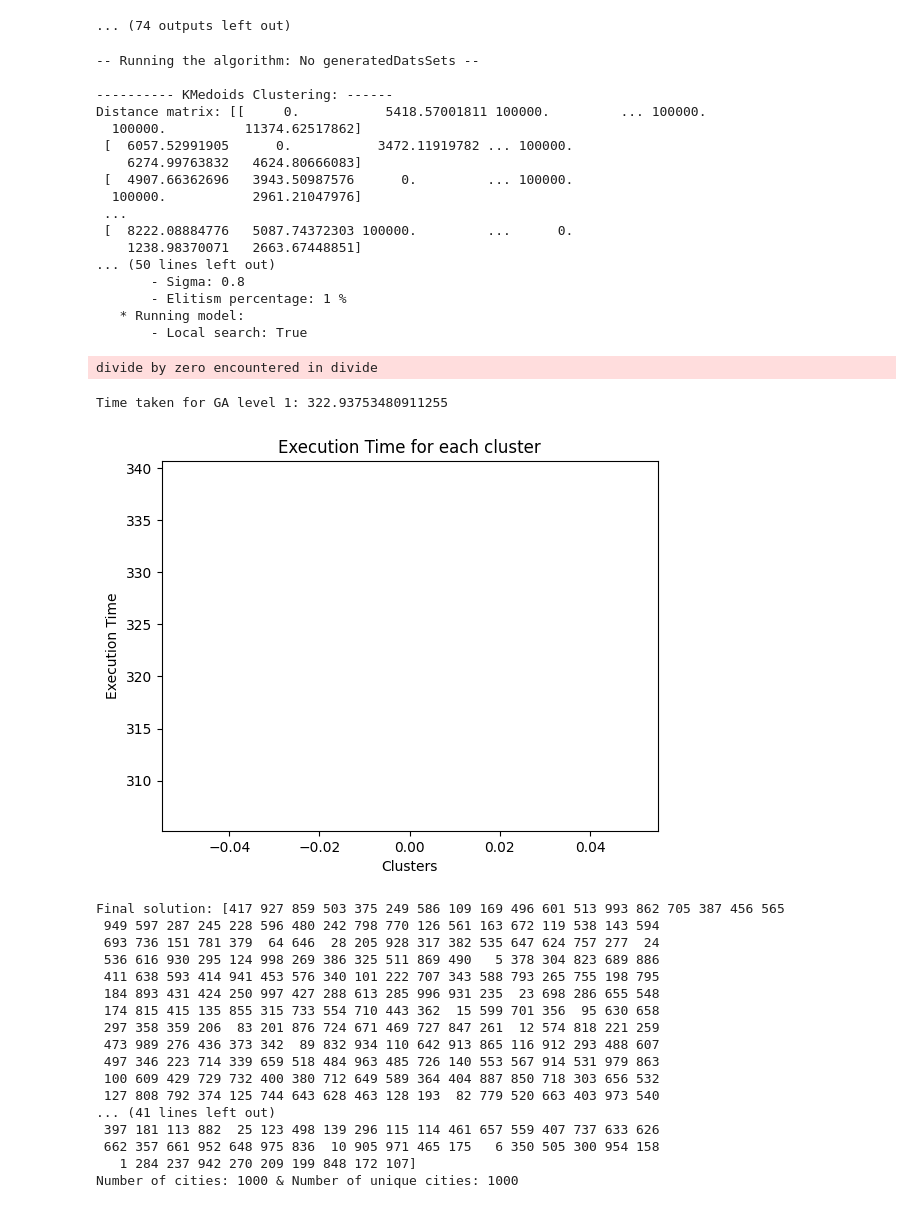
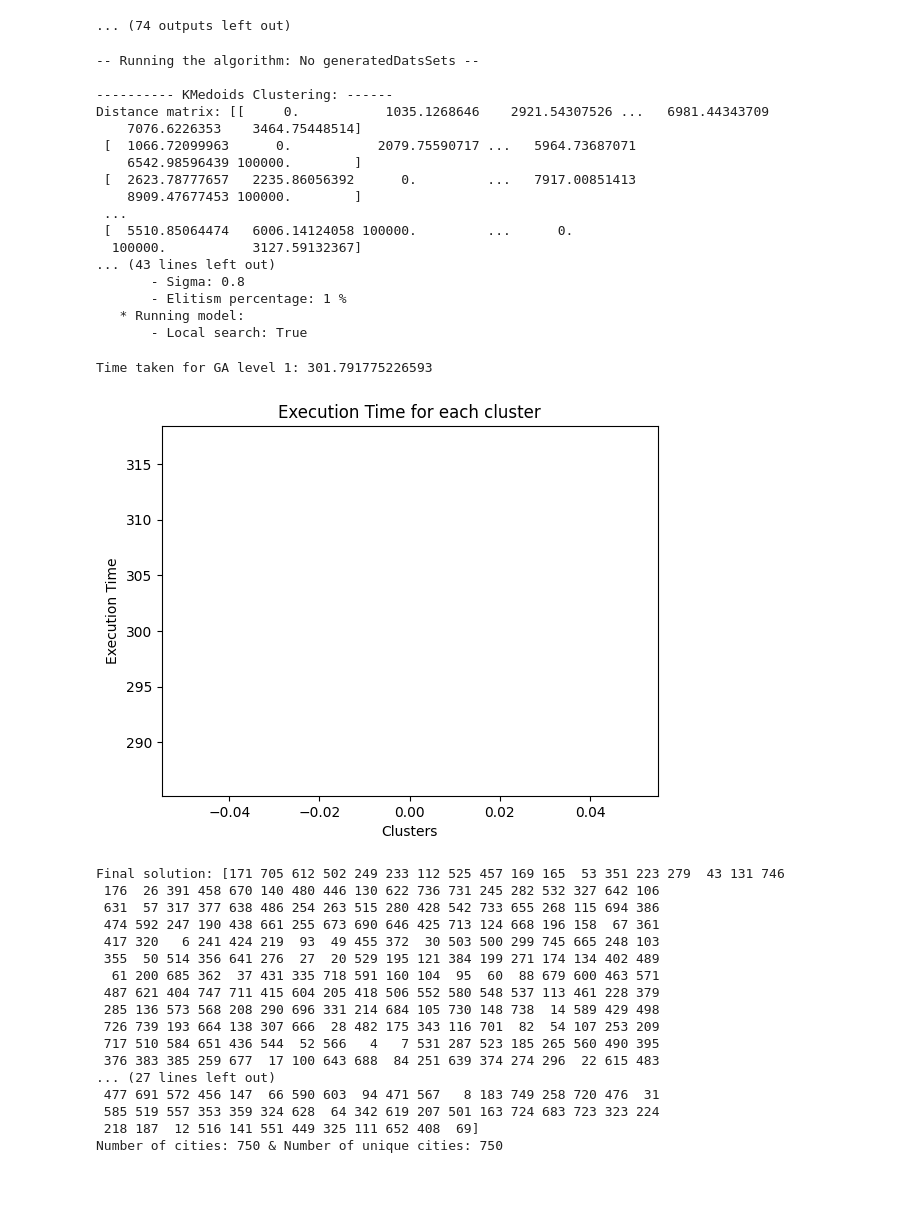
Before and after one commit to piergili0611/KuL_MAI_GeneticAlgorithm_TSP, a Jupyter notebook: GA_Notebook.ipynb, the cells around one changed output. Drawn from its saved outputs; the diff is of its cells as text; code cells hidden in the pictures.

```diff
--- a/GA_Notebook.ipynb
+++ b/GA_Notebook.ipynb
@@ -171,59 +171,58 @@ Distance matrix: [[     0.           1035.1268646    2921.54307526 ...   6981.44
 # %%
 
 def main():
 
     # Define the filename for the dataset
-    filename = 'tour1000.csv'
+    filename = 'tour750.csv'
     # Create an instance of the r0818807 class
     a = r0818807.r0818807()
 
     # Run the optimization with local search enabled
     #c.run(filename=filename, generateDataSets=False, clusters=False, local_search=True)
     a.optimize(filename=filename)
     #c.optimize_old(filename=filename)
 
 
 if __name__ == "__main__":
     import r0818807
     main()
 # %% [output]
 -- Running the algorithm: No generatedDatsSets --
 
 ---------- KMedoids Clustering: ------
-Distance matrix: [[     0.           5418.57001811 100000.         ... 100000.
-  100000.          11374.62517862]
- [  6057.52991905      0.           3472.11919782 ... 100000.
-    6274.99763832   4624.80666083]
- [  4907.66362696   3943.50987576      0.         ... 100000.
-  100000.           2961.21047976]
+Distance matrix: [[     0.           1035.1268646    2921.54307526 ...   6981.44343709
+    7076.6226353    3464.75448514]
+ [  1066.72099963      0.           2079.75590717 ...   5964.73687071
+    6542.98596439 100000.        ]
+ [  2623.78777657   2235.86056392      0.         ...   7917.00851413
+    8909.47677453 100000.        ]
  ...
- [  8222.08884776   5087.74372303 100000.         ...      0.
-    1238.98370071   2663.67448851]
-... (50 lines left out)
+ [  5510.85064474   6006.14124058 100000.         ...      0.
+  100000.           3127.59132367]
+... (43 lines left out)
        - Sigma: 0.8
        - Elitism percentage: 1 %
    * Running model:
        - Local search: True
-divide by zero encountered in divide
+Time taken for GA level 1: 301.791775226593
+[figure, new version]
-Time taken for GA level 1: 322.93753480911255
+Final solution: [171 705 612 502 249 233 112 525 457 169 165  53 351 223 279  43 131 746
+ 176  26 391 458 670 140 480 446 130 622 736 731 245 282 532 327 642 106
+ 631  57 317 377 638 486 254 263 515 280 428 542 733 655 268 115 694 386
+ 474 592 247 190 438 661 255 673 690 646 425 713 124 668 196 158  67 361
+ 417 320   6 241 424 219  93  49 455 372  30 503 500 299 745 665 248 103
+ 355  50 514 356 641 276  27  20 529 195 121 384 199 271 174 134 402 489
+  61 200 685 362  37 431 335 718 591 160 104  95  60  88 679 600 463 571
+ 487 621 404 747 711 415 604 205 418 506 552 580 548 537 113 461 228 379
+ 285 136 573 568 208 290 696 331 214 684 105 730 148 738  14 589 429 498
+ 726 739 193 664 138 307 666  28 482 175 343 116 701  82  54 107 253 209
+ 717 510 584 651 436 544  52 566   4   7 531 287 523 185 265 560 490 395
+ 376 383 385 259 677  17 100 643 688  84 251 639 374 274 296  22 615 483
+... (27 lines left out)
+ 477 691 572 456 147  66 590 603  94 471 567   8 183 749 258 720 476  31
+ 585 519 557 353 359 324 628  64 342 619 207 501 163 724 683 723 323 224
+ 218 187  12 516 141 551 449 325 111 652 408  69]
+Number of cities: 750 & Number of unique cities: 750
-[figure, old version]
-Final solution: [417 927 859 503 375 249 586 109 169 496 601 513 993 862 705 387 456 565
- 949 597 287 245 228 596 480 242 798 770 126 561 163 672 119 538 143 594
- 693 736 151 781 379  64 646  28 205 928 317 382 535 647 624 757 277  24
- 536 616 930 295 124 998 269 386 325 511 869 490   5 378 304 823 689 886
- 411 638 593 414 941 453 576 340 101 222 707 343 588 793 265 755 198 795
- 184 893 431 424 250 997 427 288 613 285 996 931 235  23 698 286 655 548
- 174 815 415 135 855 315 733 554 710 443 362  15 599 701 356  95 630 658
- 297 358 359 206  83 201 876 724 671 469 727 847 261  12 574 818 221 259
- 473 989 276 436 373 342  89 832 934 110 642 913 865 116 912 293 488 607
- 497 346 223 714 339 659 518 484 963 485 726 140 553 567 914 531 979 863
- 100 609 429 729 732 400 380 712 649 589 364 404 887 850 718 303 656 532
- 127 808 792 374 125 744 643 628 463 128 193  82 779 520 663 403 973 540
-... (41 lines left out)
- 397 181 113 882  25 123 498 139 296 115 114 461 657 559 407 737 633 626
- 662 357 661 952 648 975 836  10 905 971 465 175   6 350 505 300 954 158
-   1 284 237 942 270 209 199 848 172 107]
-Number of cities: 1000 & Number of unique cities: 1000
 # %%
 import r0818807
 filename = 'tour750.csv'
```
Also changed, not shown: parts of 3 cells of this notebook, 6 other files.
